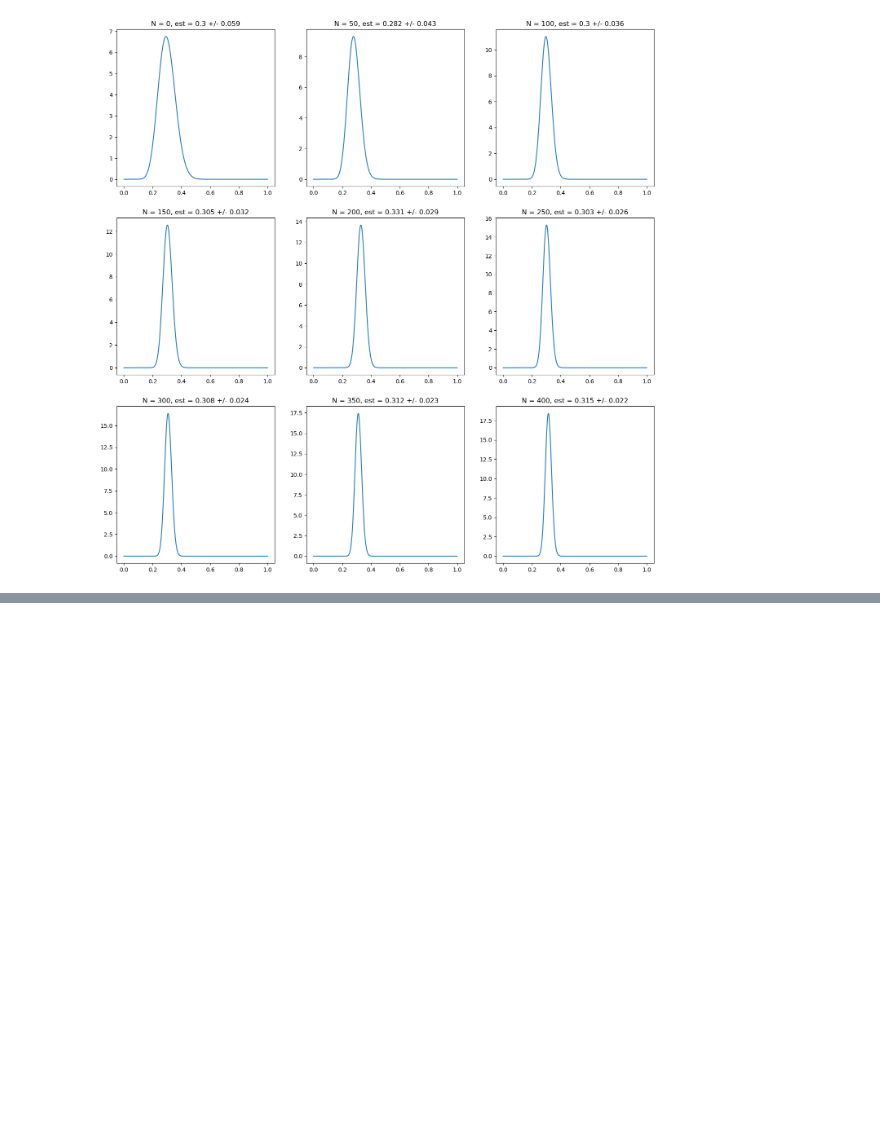
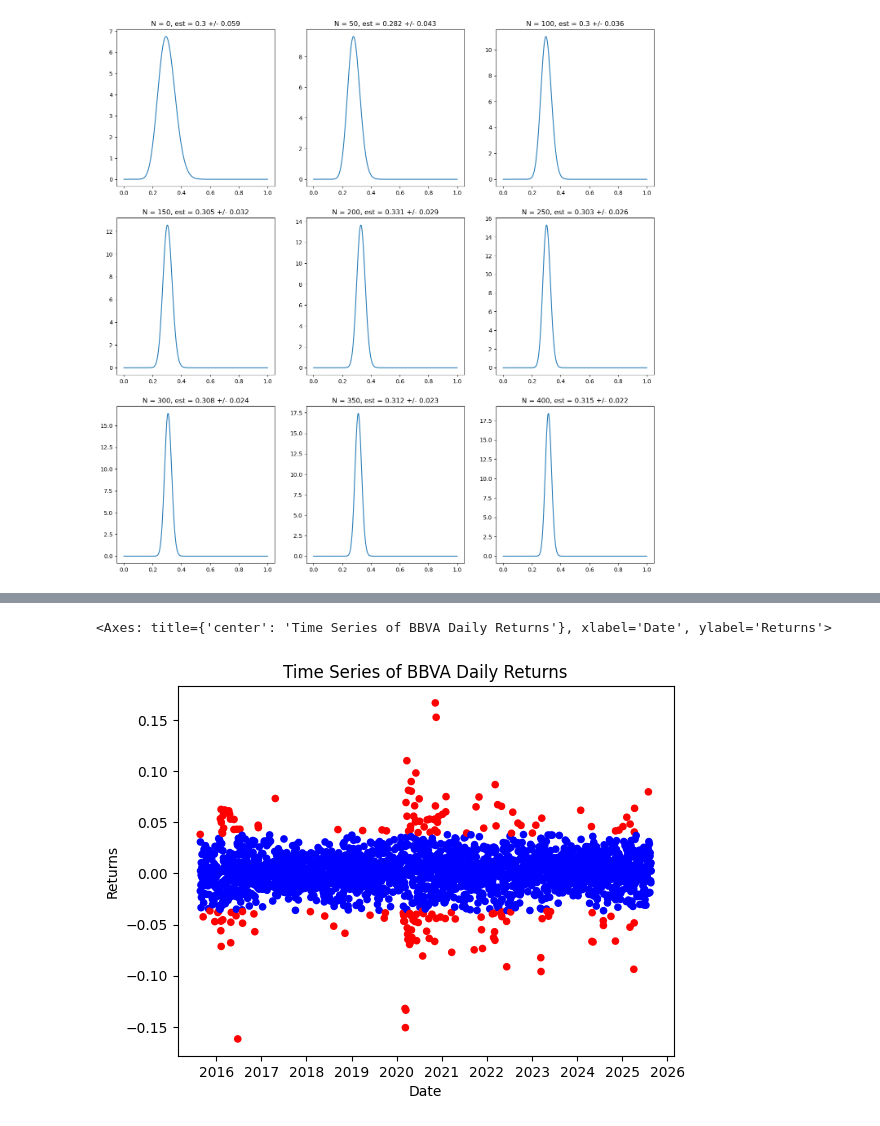
Before and after one commit to xaviweise/aaat, a Jupyter notebook: _build/jupyter_execute/notebooks/bayesian_theory.ipynb, the cells around one changed output, grey strips where cells are left out. Saved outputs shown, nothing was run; the diff lists cells and outputs as text; code cells hidden in the pictures; blank space fills up the shorter version.

```diff
--- a/_build/jupyter_execute/notebooks/bayesian_theory.ipynb
+++ b/_build/jupyter_execute/notebooks/bayesian_theory.ipynb
@@ -111,0 +249,7 @@ for i in range(9):
+# %%
+# In terms of time-series, we flat the anomalies in the following plot
+colors = {False: "blue", True: "red"}
+pd_bbva_ret.reset_index().plot.scatter(x = "Date", y = "Returns", c = pd_bbva_ret["anomaly"].map(colors).values, title = "Time Series of BBVA Daily Returns")
+# %% [output]
+<Axes: title={'center': 'Time Series of BBVA Daily Returns'}, xlabel='Date', ylabel='Returns'>
+[figure, added]
```
Also changed, not shown: parts of 14 cells of this notebook, 41 other files.
